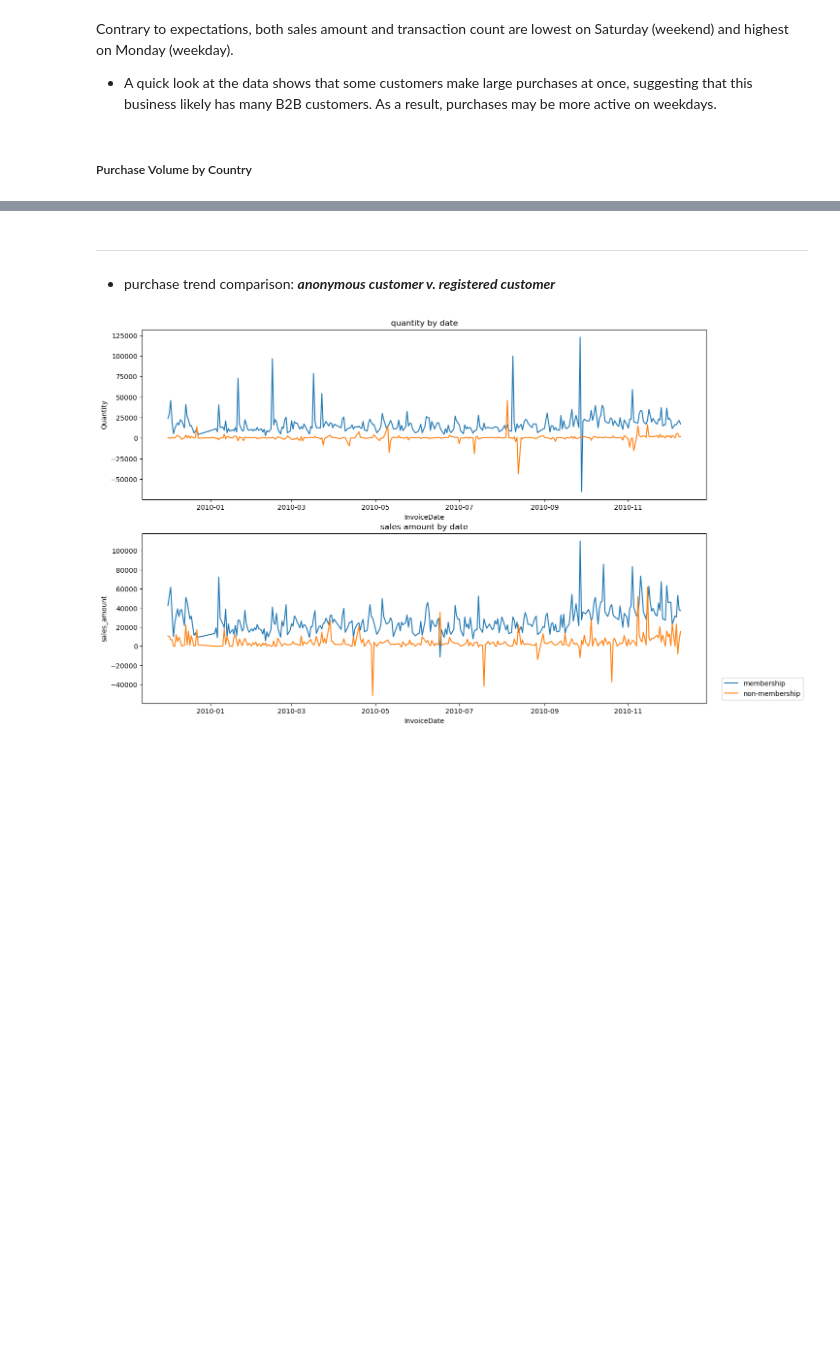
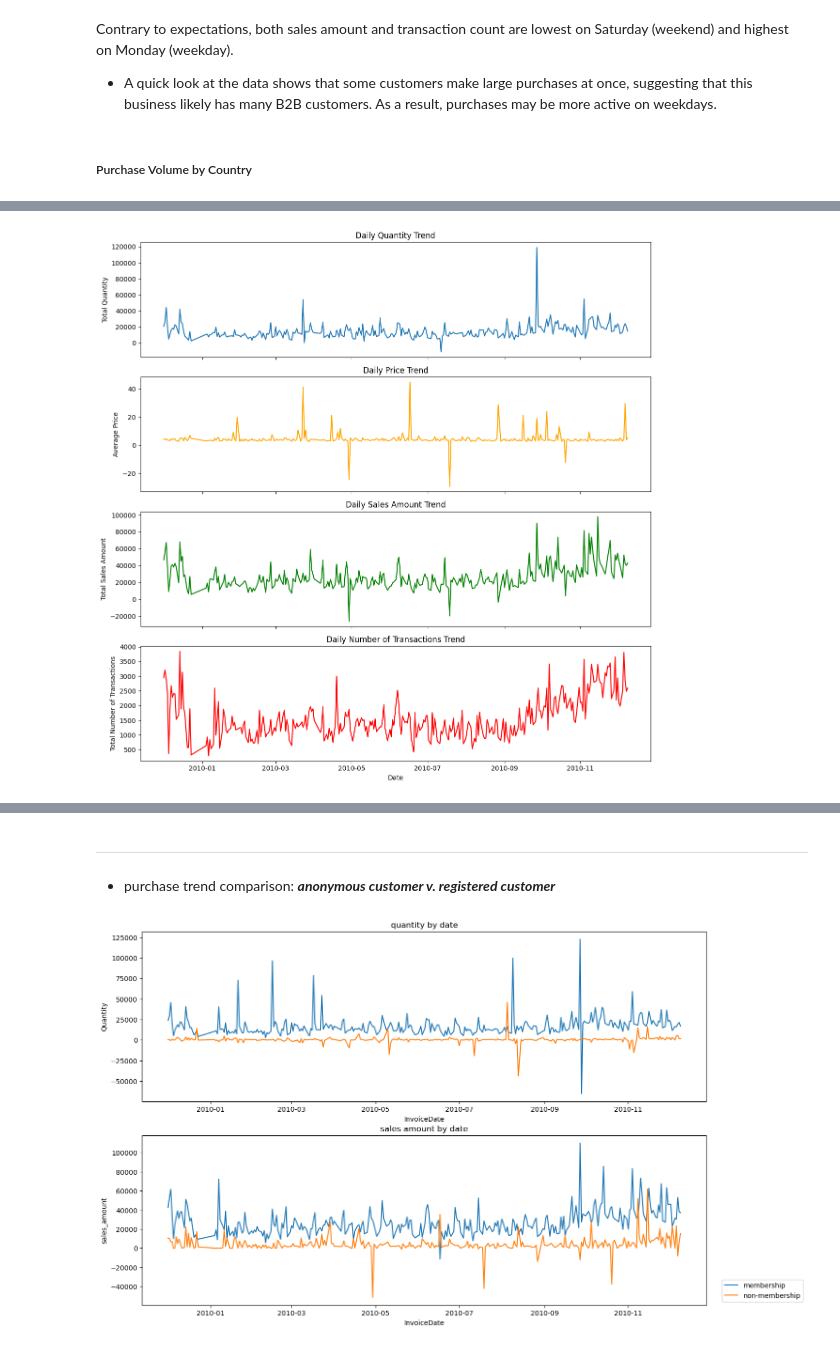
Before and after one commit to lukasp-dev/online-sale-data-analysis, a Jupyter notebook: Exploratory_analysis_for_online_sales.ipynb, the cells around one changed output, grey strips where cells are left out. Saved outputs shown, nothing was run; the diff lists cells and outputs as text; code cells hidden in the pictures; blank space fills up the shorter version.

```diff
--- a/Exploratory_analysis_for_online_sales.ipynb
+++ b/Exploratory_analysis_for_online_sales.ipynb
@@ -279,0 +315,4 @@ plt.show()
+# %%
+purchase_trend_UK = purchase_trend_df[purchase_trend_df['Country']=="United Kingdom"]
+purchase_trend_UK = purchase_trend_UK.drop(columns='Country')
+purchase_trend_UK
@@ -279,0 +337,4 @@ plt.show()
+# %%
+daily_purchase_trend_UK = purchase_trend_UK.groupby('InvoiceDate').agg({'Quantity': 'sum', 'Price': 'mean', 'SalesAmount': 'sum', 'Invoice': 'count'})
+daily_purchase_trend_UK = daily_purchase_trend_UK.rename(columns={'Invoice': 'Transactions'})
+daily_purchase_trend_UK
@@ -279,0 +356,24 @@ plt.show()
+# %%
+fig, axes = plt.subplots(4, 1, figsize=(12, 12), sharex=True)
+
+axes[0].plot(daily_purchase_trend_UK.index, daily_purchase_trend_UK['Quantity'])
+axes[0].set_ylabel('Total Quantity')
+axes[0].set_title('Daily Quantity Trend')
+
+axes[1].plot(daily_purchase_trend_UK.index, daily_purchase_trend_UK['Price'], color='orange')
+axes[1].set_ylabel('Average Price')
+axes[1].set_title('Daily Price Trend')
+
+axes[2].plot(daily_purchase_trend_UK.index, daily_purchase_trend_UK['SalesAmount'], color='green')
+axes[2].set_ylabel('Total Sales Amount')
+axes[2].set_title('Daily Sales Amount Trend')
+
+axes[3].plot(daily_purchase_trend_UK.index, daily_purchase_trend_UK['Transactions'], color='red')
+axes[3].set_xlabel('Date')
+axes[3].set_ylabel('Total Number of Transactions')
+axes[3].set_title('Daily Number of Transactions Trend')
+
+plt.tight_layout()
+plt.show()
+# %% [output]
+[figure, added]
```
Also changed, not shown: parts of 24 cells of this notebook.
